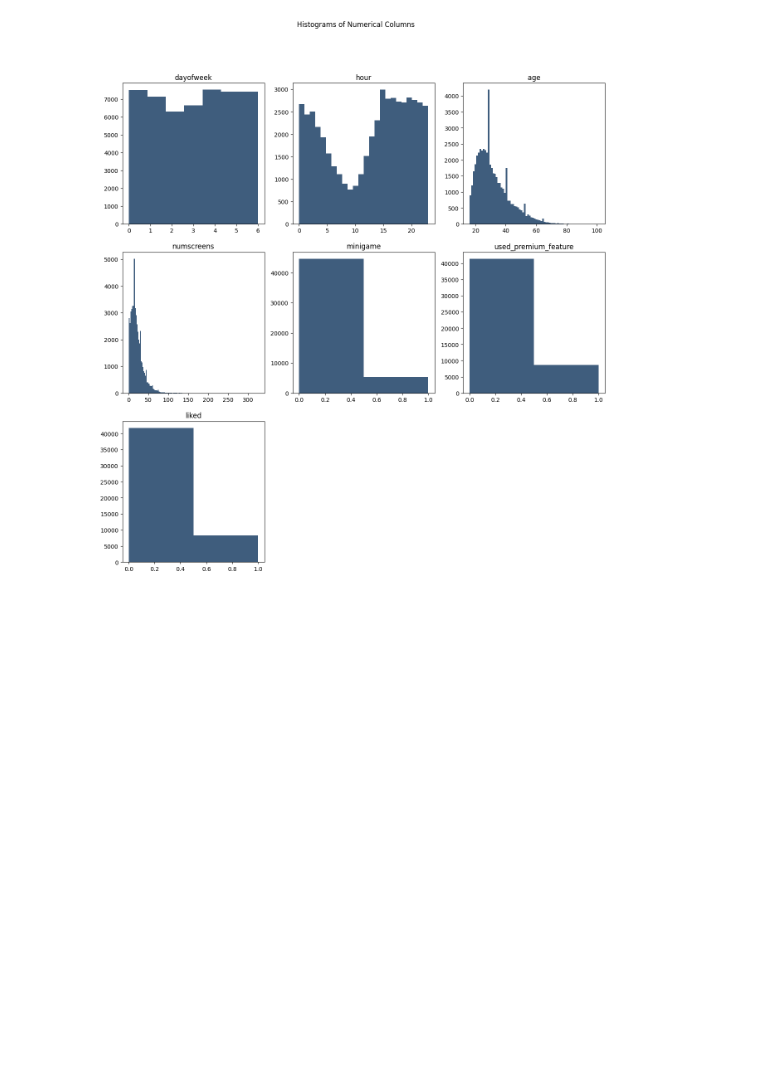
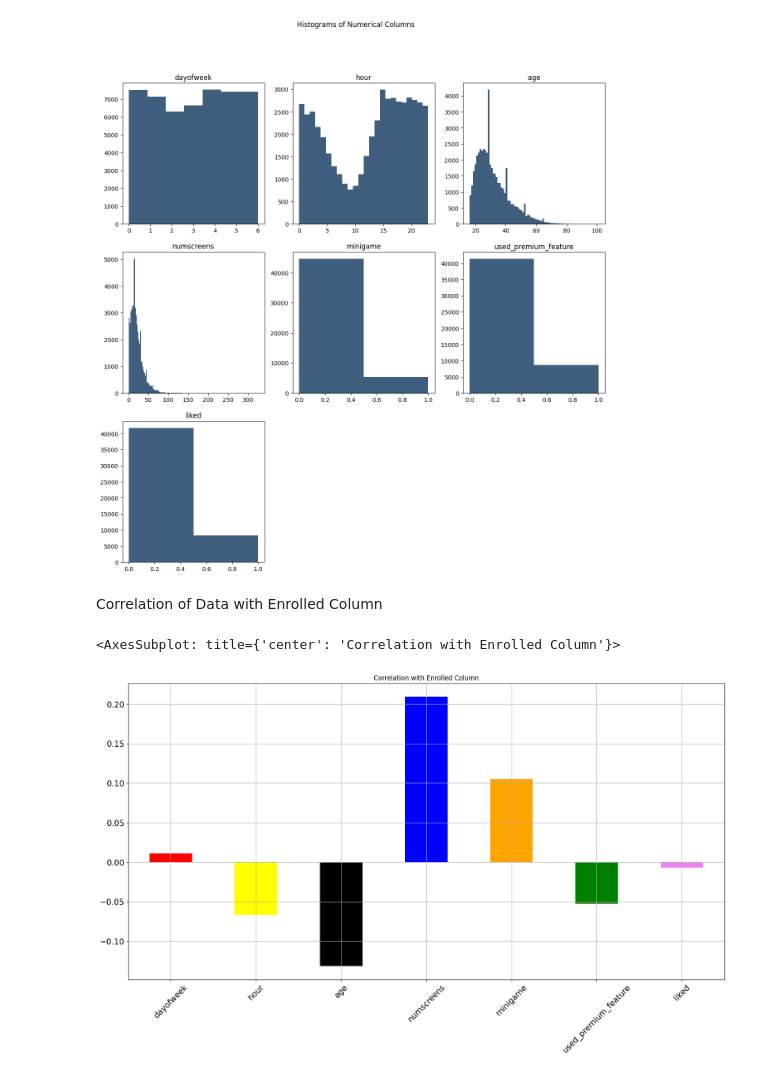
Before and after one commit to Devansh-Gupta-Official/app-behavior-analysis, a Jupyter notebook: code.ipynb, the cells around one changed output. Saved outputs shown, nothing was run; the diff lists cells and outputs as text; code cells hidden in the pictures; blank space fills up the shorter version.

Commit message:
correlation of data with enrolled column

```diff
--- a/code.ipynb
+++ b/code.ipynb
@@ -62,6 +62,6 @@ df.describe()
 | 75% | 279984.250000 | 5.000000 | 19.000000 | 37.00000 | 28.000000 | 0.000000 | 0.000000 | 1.000000 | 0.000000 |
 | max | 373662.000000 | 6.000000 | 23.000000 | 101.00000 | 325.000000 | 1.000000 | 1.000000 | 1.000000 | 1.000000 |
 # %%
-df = df.drop(columns=['user','screen_list','enrolled_date','first_open','enrolled'])  #removing all non-numeric columns
+df2 = df.drop(columns=['user','screen_list','enrolled_date','first_open','enrolled'])  #removing all non-numeric columns
 df
 # %% [output]
@@ -94,2 +96,10 @@ for i in range(1,df.shape[1]+1):
 # %% [output]
 [figure]
+# %% [markdown]
+Correlation of Data with Enrolled Column
+# %%
+c = ['red', 'yellow', 'black', 'blue', 'orange','green','violet']
+df2.corrwith(df['enrolled']).plot(kind='bar',figsize=(20,10),title='Correlation with Enrolled Column',fontsize=15,rot=45,grid=True,color=c)    #rot means x axis variables are gonna be rotated by 45 degrees
+# %% [output]
+<AxesSubplot: title={'center': 'Correlation with Enrolled Column'}>
+[figure, added]
```
Also changed, not shown: parts of 4 cells of this notebook.
